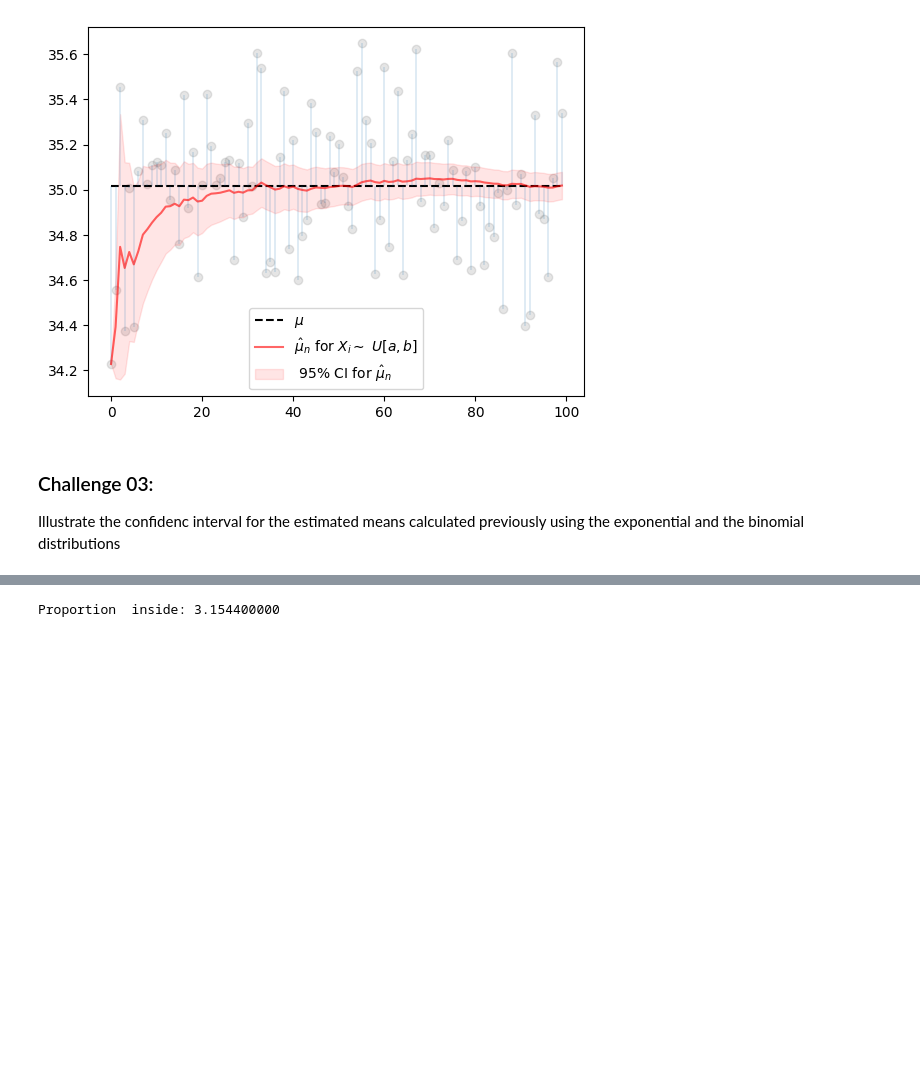
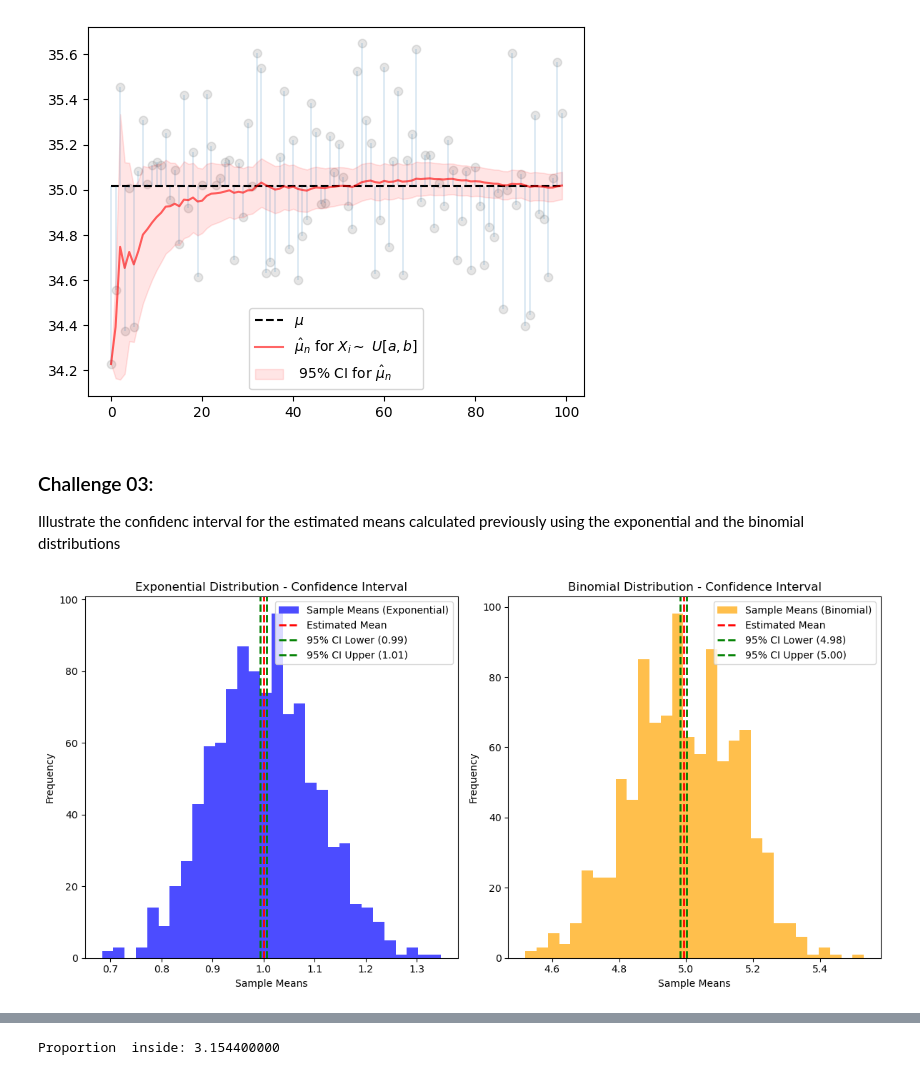
Before and after one commit to amaliahm/modeling_and_simulation_labs, a Jupyter notebook: ModSim_Lab5/ModSim_Lab5.ipynb, the cells around one changed output, grey strips where cells are left out. Cells and saved outputs as stored; diff of their text form; code cells hidden in the pictures; blank space fills up the shorter version.

```diff
--- a/ModSim_Lab5/ModSim_Lab5.ipynb
+++ b/ModSim_Lab5/ModSim_Lab5.ipynb
@@ -330,3 +390,33 @@ Illustrate the confidenc interval for the estimated means calculated previously
+# %%
+# Plot the results
+plt.figure(figsize=(12, 6))
+
+# Plot for Exponential Distribution
+plt.subplot(1, 2, 1)
+plt.hist(means_exp, bins=30, alpha=0.7, color='blue', label='Sample Means (Exponential)')
+plt.axvline(mean_exp, color='red', linestyle='dashed', linewidth=2, label='Estimated Mean')
+plt.axvline(ci_lower_exp, color='green', linestyle='dashed', linewidth=2, label=f'95% CI Lower ({ci_lower_exp:.2f})')
+plt.axvline(ci_upper_exp, color='green', linestyle='dashed', linewidth=2, label=f'95% CI Upper ({ci_upper_exp:.2f})')
+plt.title('Exponential Distribution - Confidence Interval')
+plt.xlabel('Sample Means')
+plt.ylabel('Frequency')
+plt.legend()
+
+# Plot for Binomial Distribution
+plt.subplot(1, 2, 2)
+plt.hist(means_binom, bins=30, alpha=0.7, color='orange', label='Sample Means (Binomial)')
+plt.axvline(mean_binom, color='red', linestyle='dashed', linewidth=2, label='Estimated Mean')
+plt.axvline(ci_lower_binom, color='green', linestyle='dashed', linewidth=2, label=f'95% CI Lower ({ci_lower_binom:.2f})')
+plt.axvline(ci_upper_binom, color='green', linestyle='dashed', linewidth=2, label=f'95% CI Upper ({ci_upper_binom:.2f})')
+plt.title('Binomial Distribution - Confidence Interval')
+plt.xlabel('Sample Means')
+plt.ylabel('Frequency')
+plt.legend()
+
+plt.tight_layout()
+plt.show()
+# %% [output]
+[figure, added]
 # %% [markdown]
 ### 2- Applications of Monte-Carlo Simulation Technique
 
```
Also changed, not shown: parts of 5 cells of this notebook.
